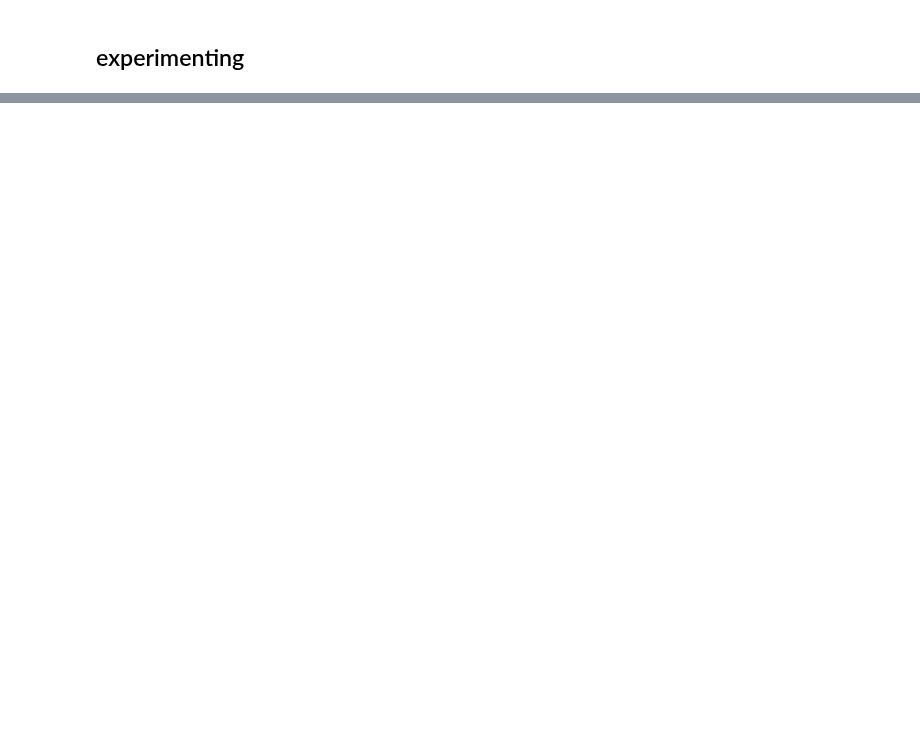
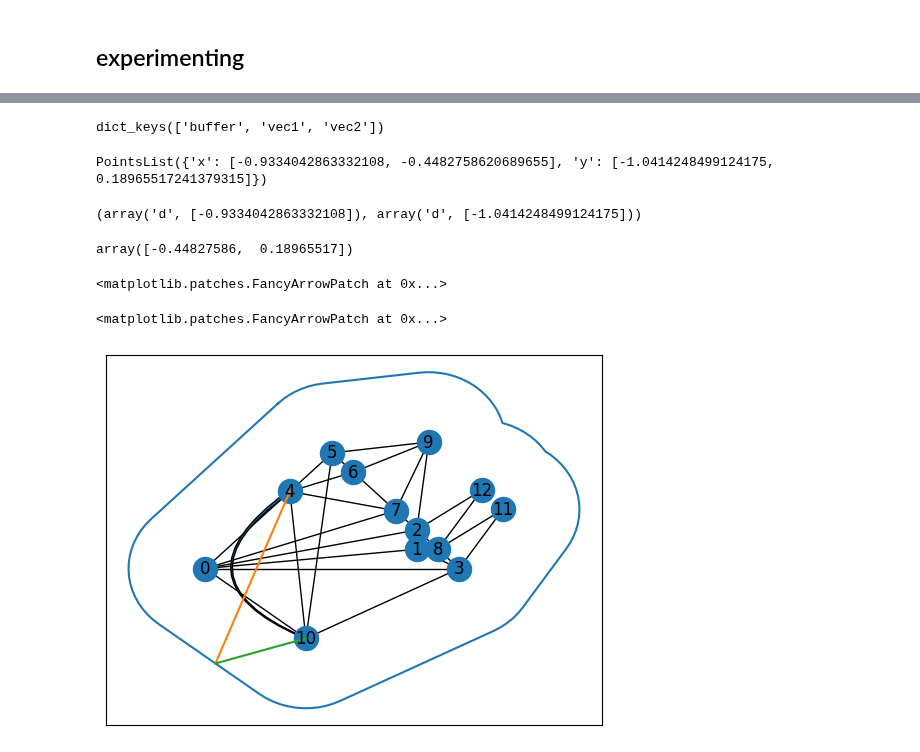
Before and after one commit to juliet29/bisht2022, a Jupyter notebook: test22_four_comp_curves.ipynb, the cells around one changed output, grey strips where cells are left out. Drawn from its saved outputs; the diff is of its cells as text; code cells hidden in the pictures; blank space fills up the shorter version.

Commit message:
change curve eqn

```diff
--- a/test22_four_comp_curves.ipynb
+++ b/test22_four_comp_curves.ipynb
@@ -106,0 +45,39 @@ def create_curved_edge(edge, buffer_projection):
+# %%
+fe.prepare_to_plot()
+d = fe.plotting_data
+d.keys()
+# %% [output]
+dict_keys(['buffer', 'vec1', 'vec2'])
+# %%
+d["vec1"]
+# %% [output]
+PointsList({'x': [-0.9334042863332108, -0.4482758620689655], 'y': [-1.0414248499124175, 0.18965517241379315]})
+# %%
+fe.proj_point.coords.xy
+# %% [output]
+(array('d', [-0.9334042863332108]), array('d', [-1.0414248499124175]))
+# %%
+fe.embed[4]
+# %% [output]
+array([-0.44827586,  0.18965517])
+# %%
+fe.curve
+# %% [output]
+<matplotlib.patches.FancyArrowPatch at 0x...>
+# %%
+fig = plt.figure()
+
+ax = plt.axes()
+
+
+nx.draw_networkx(locs.G, locs.embed, ax=ax)
+ax.plot(d["buffer"].x, d["buffer"].y)
+ax.plot(d["vec1"].x, d["vec1"].y)
+ax.plot(d["vec2"].x, d["vec2"].y)
+ax.add_patch(fe.curve)
+
+
+# plt.plot(fe.curve)
+# %% [output]
+<matplotlib.patches.FancyArrowPatch at 0x...>
+[figure, added]
```
Also changed, not shown: parts of 14 cells of this notebook, 4 other files.
